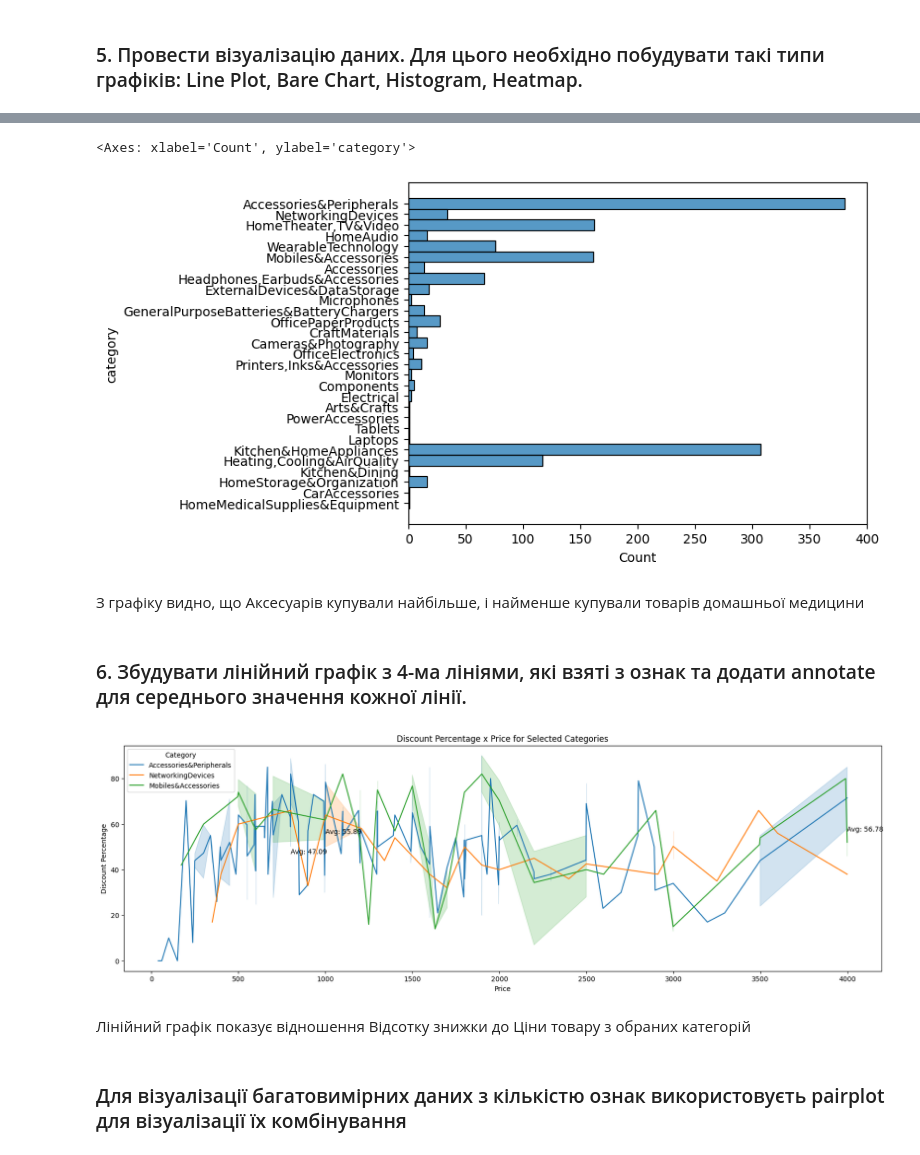
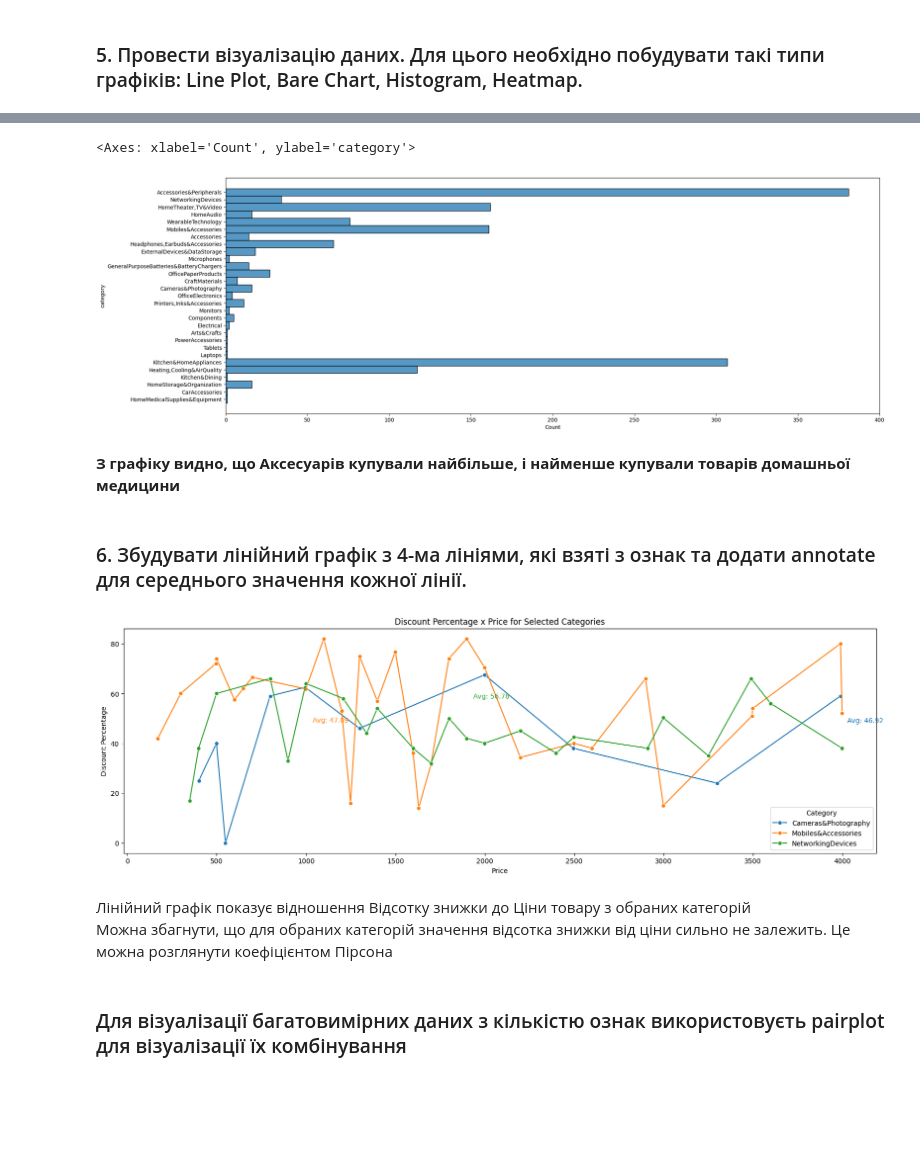
Before and after one commit to JavaConterry/SpecProg-DS-DA, a Jupyter notebook: Course Project/Amazon Sales Analysis.ipynb, the cells around one changed output, grey strips where cells are left out. Saved outputs shown, nothing was run; the diff lists cells and outputs as text; code cells hidden in the pictures; blank space fills up the shorter version.

```diff
--- a/Course Project/Amazon Sales Analysis.ipynb
+++ b/Course Project/Amazon Sales Analysis.ipynb
@@ -313,19 +422,22 @@ sns.heatmap(std_num_df.head(50).iloc[:,1:], annot=True)
 # %%
+plt.figure(figsize=(22,8))
 sns.histplot(data=std_num_df, y='category')
 # %% [output]
 <Axes: xlabel='Count', ylabel='category'>
-[figure, old version]
+[figure, new version]
 # %% [markdown]
-З графіку видно, що Аксесуарів купували найбільше, і найменше купували товарів домашньої медицини
+**З графіку видно, що Аксесуарів купували найбільше, і найменше купували товарів домашньої медицини**
 # %% [markdown]
 ### 6. Збудувати лінійний графік з 4-ма лініями, які взяті з ознак та додати annotate для середнього значення кожної лінії.
 # %%
-selected_categories = ['Accessories&Peripherals', 'NetworkingDevices', 'Mobiles&Accessories']
+selected_categories = ['Cameras&Photography', 'NetworkingDevices', 'Mobiles&Accessories']
 selected_data = num_df[num_df['category'].isin(selected_categories) & (num_df['actual_price'] < 4000)]
 
 plt.figure(figsize=(20, 6))
 
-sns.lineplot(data=selected_data, x='actual_price', y='discount_percentage', hue='category')
+
+smoothed_data = selected_data.groupby(['category', 'actual_price'])['discount_percentage'].mean().reset_index()
+sns.lineplot(data=smoothed_data, x='actual_price', y='discount_percentage', hue='category', marker='o')
 
 plt.title('Discount Percentage x Price for Selected Categories')
 plt.xlabel('Price')
@@ -336,12 +448,19 @@ plt.legend(title='Category')
 for category in selected_categories:
     category_data = selected_data[selected_data['category'] == category]
     average_value = category_data['discount_percentage'].mean()
-#     print(average_value)
-    plt.annotate(f'Avg: {average_value:.2f}', xy=(category_data['actual_price'].iloc[-1], average_value))
+
+    max_index = category_data['discount_percentage'].idxmax()
+
+    plt.annotate(f'Avg: {average_value:.2f}',
+                 xy=(category_data['actual_price'].loc[max_index], average_value),
+                 xytext=(10, 5),
+                 textcoords='offset points',
+                 color=sns.color_palette()[selected_categories.index(category)])
 # %% [output]
-[figure, old version]
+[figure, new version]
 # %% [markdown]
-Лінійний графік показує відношення Відсотку знижки до Ціни товару з обраних категорій
+Лінійний графік показує відношення Відсотку знижки до Ціни товару з обраних категорій \
+Можна збагнути, що для обраних категорій значення відсотка знижки від ціни сильно не залежить. Це можна розглянути коефіцієнтом Пірсона
 # %% [markdown]
 ### Для візуалізації багатовимірних даних з кількістю ознак використовуєть pairplot для візуалізації їх комбінування
 # %%
```
Also changed, not shown: parts of 35 cells of this notebook, 6 other files.
